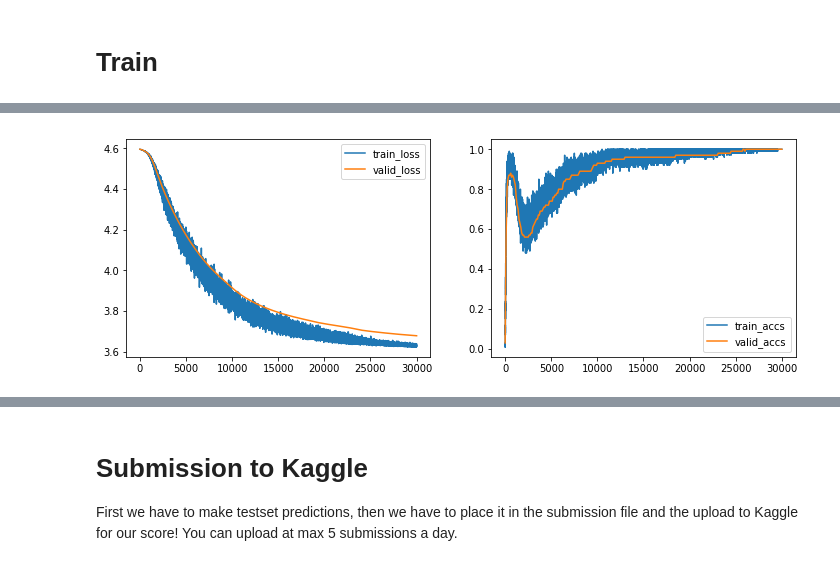
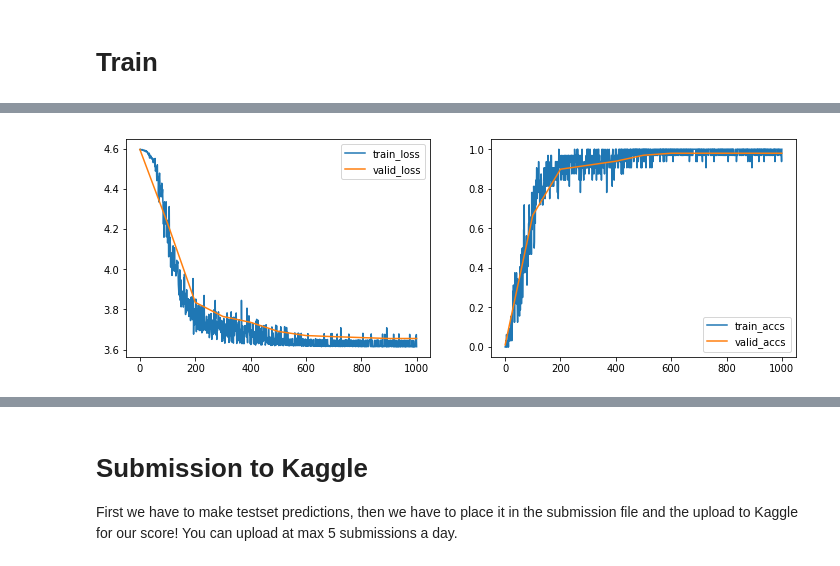
Before and after one commit to jeppe742/02456-deep-learning-with-PyTorch, a Jupyter notebook: 4_Mini_Project/4.1-EXE-Kaggle-Leaf-Challenge.ipynb, the cells around one changed output, grey strips where cells are left out. Saved outputs shown, nothing was run; the diff lists cells and outputs as text; code cells hidden in the pictures.

```diff
--- a/4_Mini_Project/4.1-EXE-Kaggle-Leaf-Challenge.ipynb
+++ b/4_Mini_Project/4.1-EXE-Kaggle-Leaf-Challenge.ipynb
@@ -145,7 +145,7 @@ Change the `image_size=(?, ?)` parameter below, and note your choice.
  * **Answer:**
 # %%
 ## Image pre-processing
-image_size = (48, 48)  # <-- YOUR CODE HERE
+image_size = (32, 32)  # <-- YOUR CODE HERE
 
 
 fig = plt.figure(figsize=(18, 6))
@@ -300,7 +300,7 @@ While training, we will not directly access the entire dataset, instead we have
 
 Furthermore, the `batch_generator` also handles validation splitting.
 # %%
-batch_size = 100
+batch_size = 32
 dummy_batch_gen = data_utils.batch_generator(data, batch_size=batch_size, num_classes=99, num_iterations=5e3, seed=42)
 train_batch = next(dummy_batch_gen.gen_train())
 valid_batch, i = next(dummy_batch_gen.gen_valid())
@@ -537,7 +565,7 @@ tensor([[0.0062, 0.0031, 0.0108,  ..., 0.0043, 0.0086, 0.0177],
 # Train
 # %%
 VALIDATION_SIZE = 0.1 # 0.1 is ~ 100 samples for valition
-max_iter = 30000
+max_iter = 1000
 log_every = 100
 eval_every = 100
 
@@ -619,4 +647,4 @@ Valid, it: 30000 loss: 3.68 accs: 1.00
-[figure, old version]
+[figure, new version]
 # %% [markdown]
 ## Exercise 3
 Now it is your turn!
```
Also changed, not shown: parts of 9 cells of this notebook, 1 other file.
